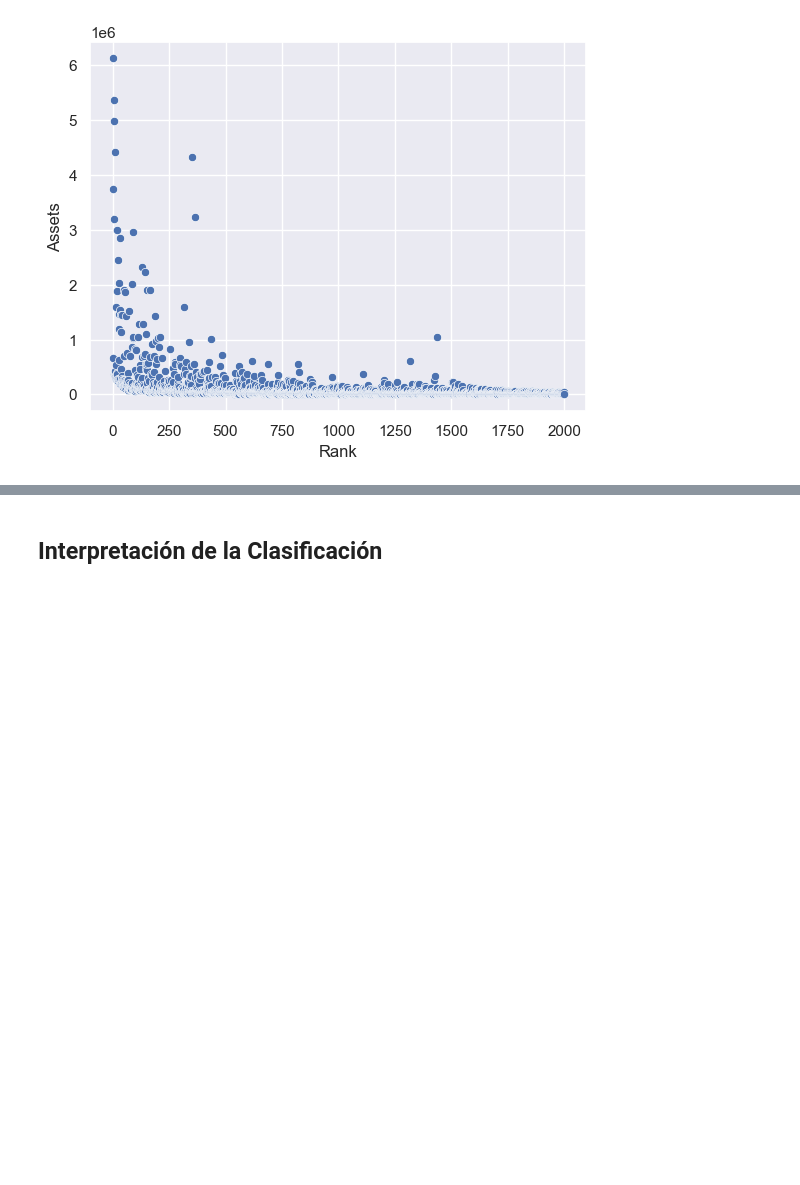
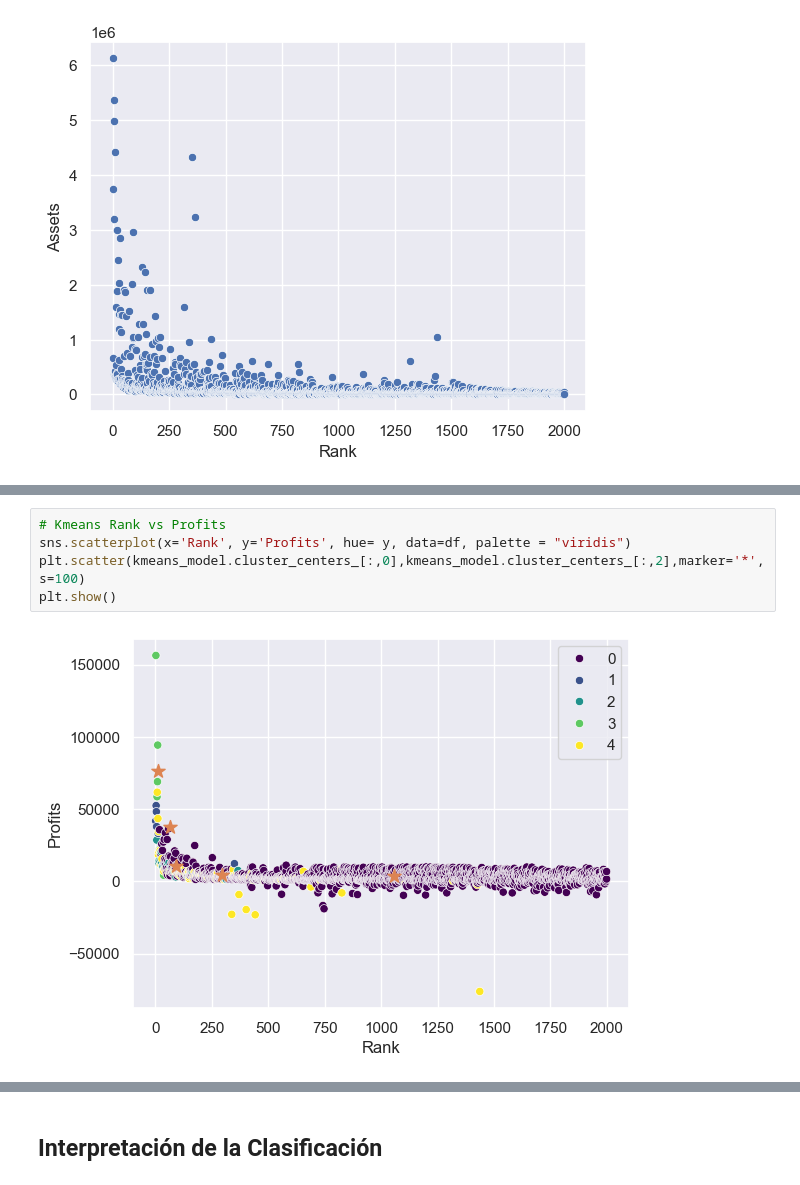
Before and after one commit to victormanueldev/ia-practices, a Jupyter notebook: Pandas_Forbes2023.ipynb, the cells around one changed output, grey strips where cells are left out. Drawn from its saved outputs; the diff is of its cells as text; blank space fills up the shorter version.

```diff
--- a/Pandas_Forbes2023.ipynb
+++ b/Pandas_Forbes2023.ipynb
@@ -245,0 +251,7 @@ plt.show()
+# %%
+# Kmeans Rank vs Profits
+sns.scatterplot(x='Rank', y='Profits', hue= y, data=df, palette = "viridis")
+plt.scatter(kmeans_model.cluster_centers_[:,0],kmeans_model.cluster_centers_[:,2],marker='*',s=100)
+plt.show()
+# %% [output]
+[figure, added]
```
Also changed, not shown: parts of 7 cells of this notebook.
